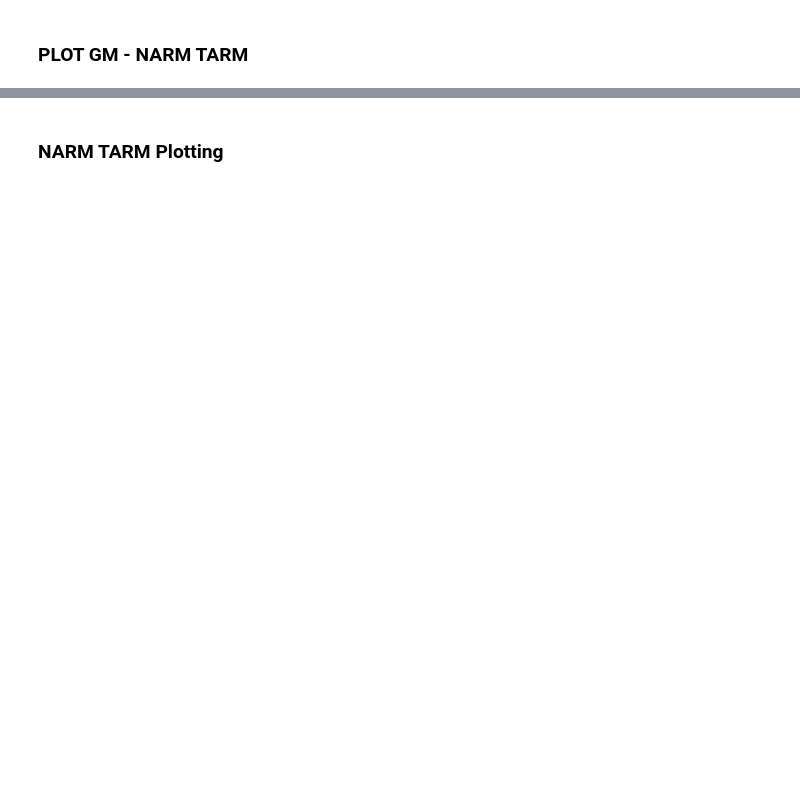
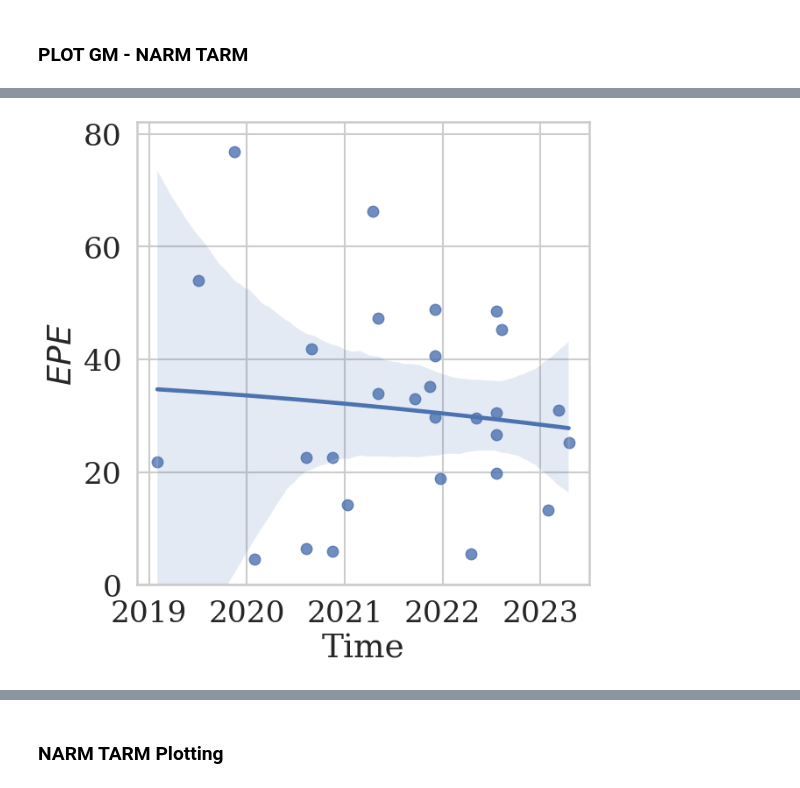
Before and after one commit to shashankskagnihotri/benchmarking_robustness, a Jupyter notebook: optical_flow_estimation/outputs/plotting.ipynb, the cells around one changed output, grey strips where cells are left out. Drawn from its saved outputs; the diff is of its cells as text; code cells hidden in the pictures; blank space fills up the shorter version.

Commit message:
new analysis plots

```diff
--- a/optical_flow_estimation/outputs/plotting.ipynb
+++ b/optical_flow_estimation/outputs/plotting.ipynb
@@ -15,7 +15,7 @@ model_list_kitti_top10 = ["liteflownet3_pseudoreg", "maskflownet", "flowformer++
 model_list_sintel_top10 = ["liteflownet3", "maskflownet", "flowformer++", "raft", "flow1d", "craft", "rpknet", "scopeflow", "gma", "ms_raft+"]
 # Load the dataframe from CSV with comma as delimiter
 df = pd.read_csv(file_path, delimiter=',')
-model_names_mapping = {"raft": "RAFT", "gma": "GMA", "rpknet": "RPKNet", "ccmr": "CCMR", "craft": "CRAFT", "csflow":"CSFlow", "dicl": "DICL-Flow", "dip": "DIP", "fastflownet":"FastFlownet", "maskflownet":"MaskFlownet", "flow1d":"Flow1D", "flowformer": "FlowFormer", "flowformer++": "FlowFormer++", "gmflow": "GMFlow", "gmflownet": "GMFlowNet", "hd3": "HD3", "irr_pwc": "IRR", "liteflownet":"LiteFlowNet", "liteflownet2": "LiteFlowNet2", "liteflownet3": "LiteFlowNet3", "liteflownet3_pseudoreg": "LiteFlowNet3", "llaflow": "LLA-Flow", "ms_raft+": "MS-RAFT+", "rapidflow": "RAPIDFlow", "scopeflow": "ScopeFlow", "skflow": "SKFlow", "starflow": "STaRFlow", "videoflow_bof": "VideoFlow", "pwcnet": "PWCNet"}
+model_names_mapping = {"raft": "RAFT", "gma": "GMA", "rpknet": "RPKNet", "ccmr": "CCMR", "craft": "CRAFT", "csflow":"CSFlow", "dicl": "DICL-Flow", "dip": "DIP", "fastflownet":"FastFlownet", "maskflownet":"MaskFlownet", "maskflownet_s": "MaskFlowNetS", "flow1d":"Flow1D", "flowformer": "FlowFormer", "flowformer++": "FlowFormer++", "gmflow": "GMFlow", "gmflownet": "GMFlowNet", "hd3": "HD3", "irr_pwc": "IRR", "liteflownet":"LiteFlowNet", "liteflownet2": "LiteFlowNet2", "liteflownet3": "LiteFlowNet3", "liteflownet3_pseudoreg": "LiteFlowNet3", "llaflow": "LLA-Flow", "ms_raft+": "MS-RAFT+", "rapidflow": "RAPIDFlow", "scopeflow": "ScopeFlow", "skflow": "SKFlow", "starflow": "STaRFlow", "videoflow_bof": "VideoFlow", "pwcnet": "PWCNet"}
 
 marker_styles = {
     'raft': 'o',         # Circle
@@ -101,6 +101,8 @@ for model in model_names_mapping.keys():
 #print(color_map)
 # Create a color map by cycling through the larger 'tab20' palette
 #color_map = {model: color_palette[i % len(color_palette)] for i, model in enumerate(marker_styles)}
+# %%
+df = df.replace(model_names_mapping)
 # %% [markdown]
 ### NARM TARM GM Plots Preprocessing
 # %%
@@ -308,0 +409,8 @@ plt.show()
+# %%
+filtered_df_clean_sorted['time'] = pd.to_datetime(filtered_df_clean_sorted['time'], format="%m/%Y")
+untargeted_df['time'] = pd.to_datetime(untargeted_df['time'], format="%m/%Y")
+result_df_cc['time'] = pd.to_datetime(result_df_cc['time'], format="%m/%Y")
+# %%
+filtered_df_clean_sorted['numeric'] = pd.to_numeric(filtered_df_clean_sorted['time'])
+untargeted_df['numeric'] = pd.to_numeric(untargeted_df['time'])
+result_df_cc['numeric'] = pd.to_numeric(result_df_cc['time'])
@@ -308,0 +582,40 @@ plt.show()
+# %%
+# Set up the seaborn plotting environment
+sns.set_context("talk", font_scale=1.5)
+sns.set_style("whitegrid")
+sns.set_theme(context="talk", style="whitegrid", font='serif', font_scale=1.5)
+
+# Create three subplots (1 row, 3 columns)
+fig, axes = plt.subplots(1, 1, figsize=(7, 7))
+
+#
+#"""
+scatter_untargeted = sns.regplot(
+    data=filtered_df_clean_sorted,
+    y='highest_epe',
+    x='numeric',
+    #x_estimator= date_to_numeric,
+    #hue='model',
+    #style='model',
+    #palette='tab10',
+    ax=axes,
+    order=2,
+    #s=100  # Marker size
+)
+#"""
+#axes[0].set_title("Untargeted")
+axes.set_ylabel(r'$EPE$')
+axes.set_xlabel('Time')
+axes.grid(True)
+axes.set_xticks(ticks=axes.get_xticks()[1:-1], labels=range(2019,2024))
+axes.set_ylim(bottom=0)
+#axes[0].xaxis.set_major_formatter(format_fn)
+
+fig.tight_layout()
+
+# Save the plot
+plt.savefig('shashank_plots/teaser/teaser_iid.pdf', dpi=300, bbox_inches='tight')
+plt.savefig('shashank_plots/teaser/teaser_iid.png', dpi=300, bbox_inches='tight')
+plt.show()
+# %% [output]
+[figure, added]
```
Also changed, not shown: parts of 22 cells of this notebook, 21 other files.
